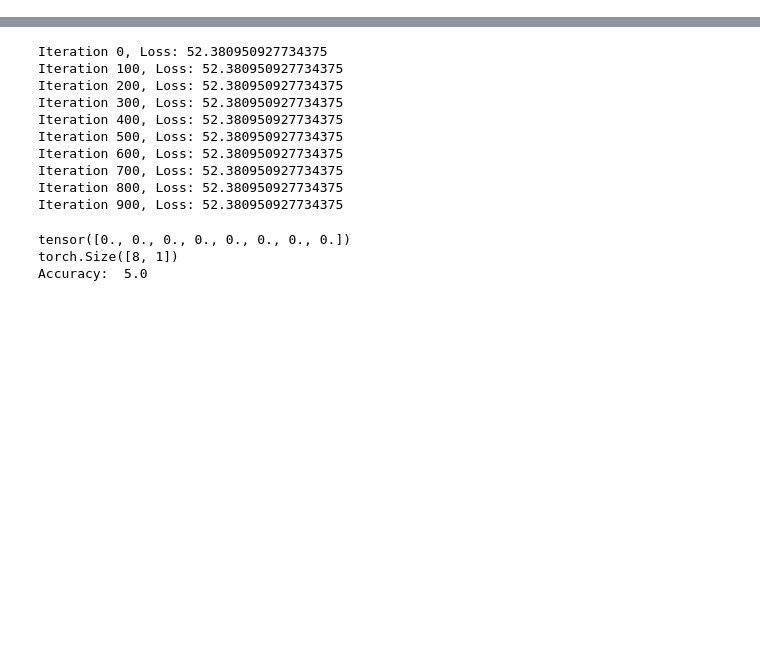
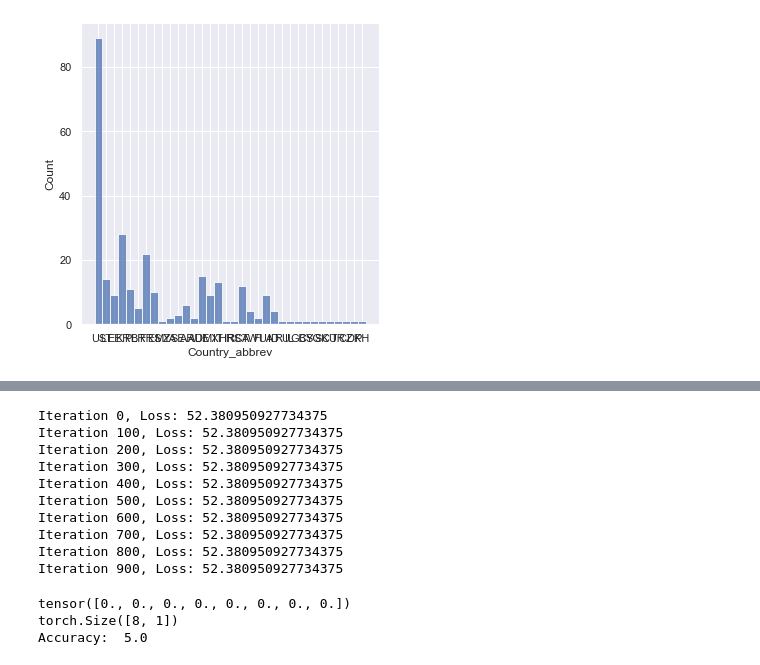
Before and after one commit to gggytan/Furiends, a Jupyter notebook: Furiends/models/ML/ML_model.ipynb, the cells around one changed output, grey strips where cells are left out. Cells and saved outputs as stored; diff of their text form; code cells hidden in the pictures; blank space fills up the shorter version.

```diff
--- a/Furiends/models/ML/ML_model.ipynb
+++ b/Furiends/models/ML/ML_model.ipynb
@@ -62,0 +220,5 @@ memory usage: 3.5 KB
+# %%
+sns.displot(data=user_data, x="Country_abbrev")
+plt.show()
+# %% [output]
+[figure, added]
```
Also changed, not shown: parts of 21 cells of this notebook.
